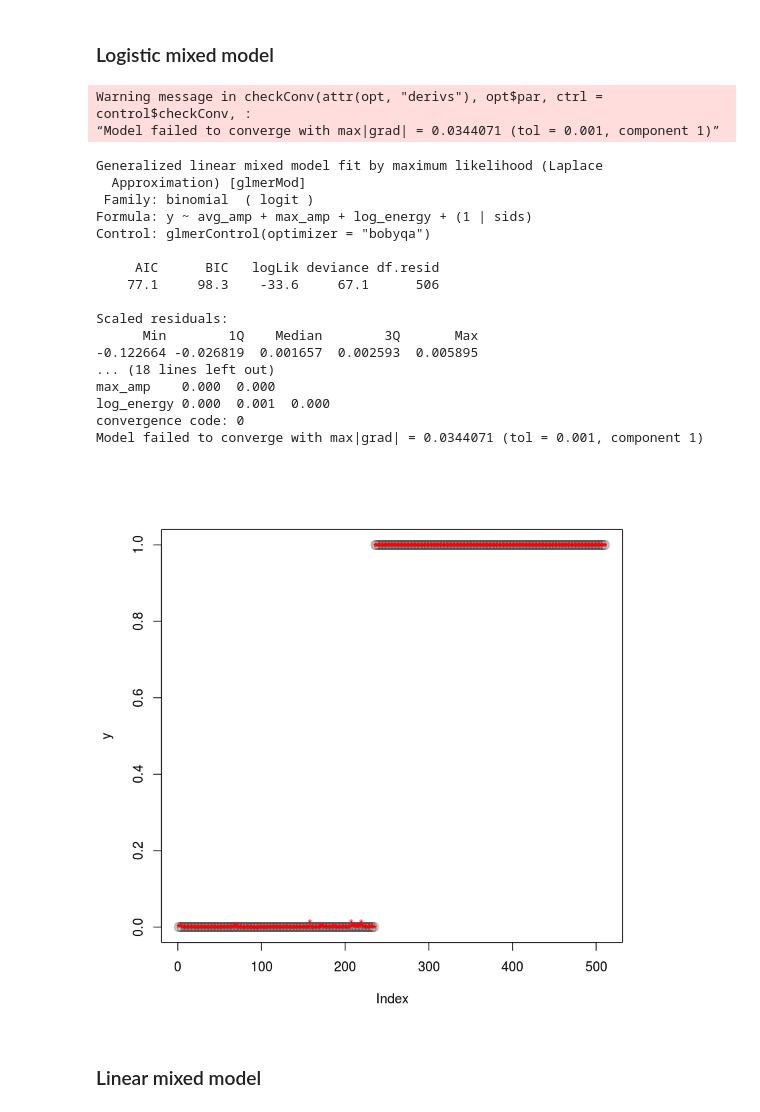
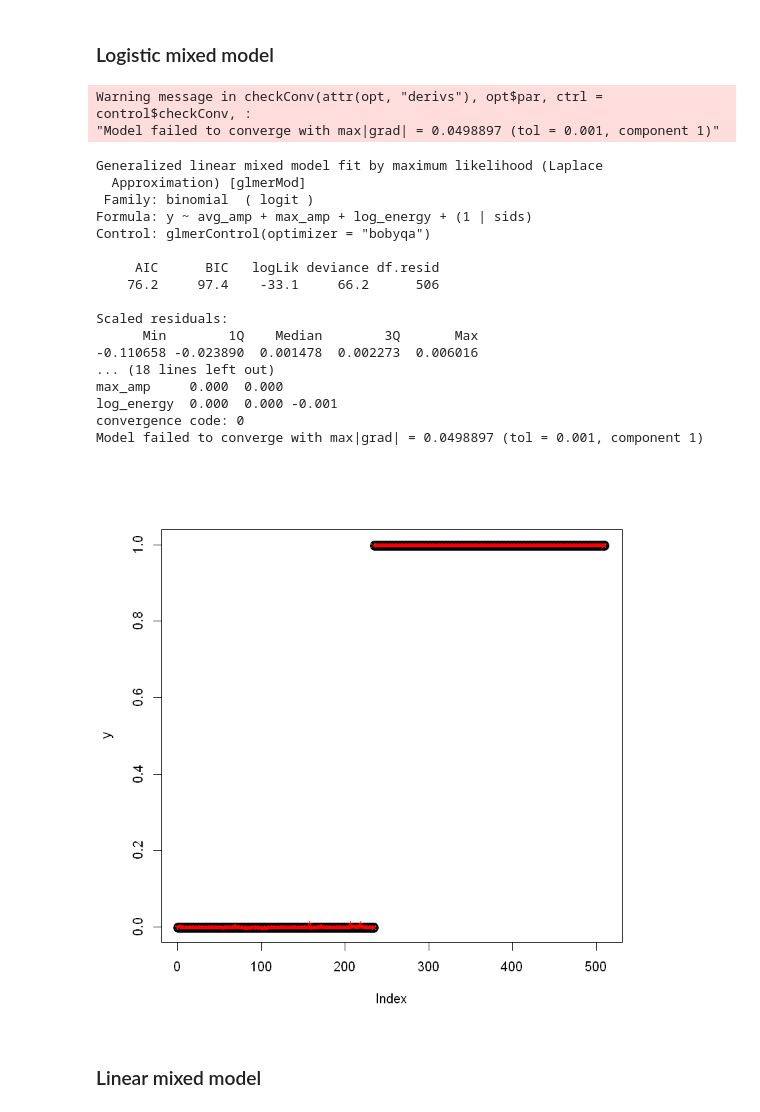
Before and after one commit to bmolparia/pd_vs_et, a Jupyter notebook: modelling.ipynb, the cells around one changed output. Saved outputs shown, nothing was run; the diff lists cells and outputs as text; code cells hidden in the pictures.

```diff
--- a/modelling.ipynb
+++ b/modelling.ipynb
@@ -26,7 +27,7 @@ The following objects are masked from ‘package:stats’:
 # %% [markdown]
 ## GLM
 # %%
-df = read.csv(file = 'gameplay_data_total.csv',header = T)
+df = read.csv(file = 'gameplay_data_metrics.csv',header = T)
 # %%
 log_energy = log(df$energy,2)
 avg_amp = scale(df$avg_amp)
@@ -66,7 +67,7 @@ model = glmer(y ~ avg_amp + max_amp + log_energy + (1 | sids ), family = 'binomi
 summary(model)
 # %% [output]
 Warning message in checkConv(attr(opt, "derivs"), opt$par, ctrl = control$checkConv, :
-“Model failed to converge with max|grad| = 0.0344071 (tol = 0.001, component 1)”
+"Model failed to converge with max|grad| = 0.0498897 (tol = 0.001, component 1)"
 Generalized linear mixed model fit by maximum likelihood (Laplace
   Approximation) [glmerMod]
  Family: binomial  ( logit )
@@ -74,21 +75,21 @@ Formula: y ~ avg_amp + max_amp + log_energy + (1 | sids)
 Control: glmerControl(optimizer = "bobyqa")
 
      AIC      BIC   logLik deviance df.resid
-    77.1     98.3    -33.6     67.1      506
+    76.2     97.4    -33.1     66.2      506
 
 Scaled residuals:
       Min        1Q    Median        3Q       Max
--0.122664 -0.026819  0.001657  0.002593  0.005895
+-0.110658 -0.023890  0.001478  0.002273  0.006016
 ... (18 lines left out)
-max_amp    0.000  0.000
-log_energy 0.000  0.001  0.000
+max_amp     0.000  0.000
+log_energy  0.000  0.000 -0.001
 convergence code: 0
-Model failed to converge with max|grad| = 0.0344071 (tol = 0.001, component 1)
+Model failed to converge with max|grad| = 0.0498897 (tol = 0.001, component 1)
 # %%
-plot(y,pch='O',col=alpha('black',0.2))
+plot(y,pch='O',col='black')
 points(fitted(model),pch ='*',col='red')
 # %% [output]
-[figure, old version]
+[figure, new version]
 # %% [markdown]
 ### Linear mixed model
 # %%
```
Also changed, not shown: parts of 15 cells of this notebook, 2 other files.
